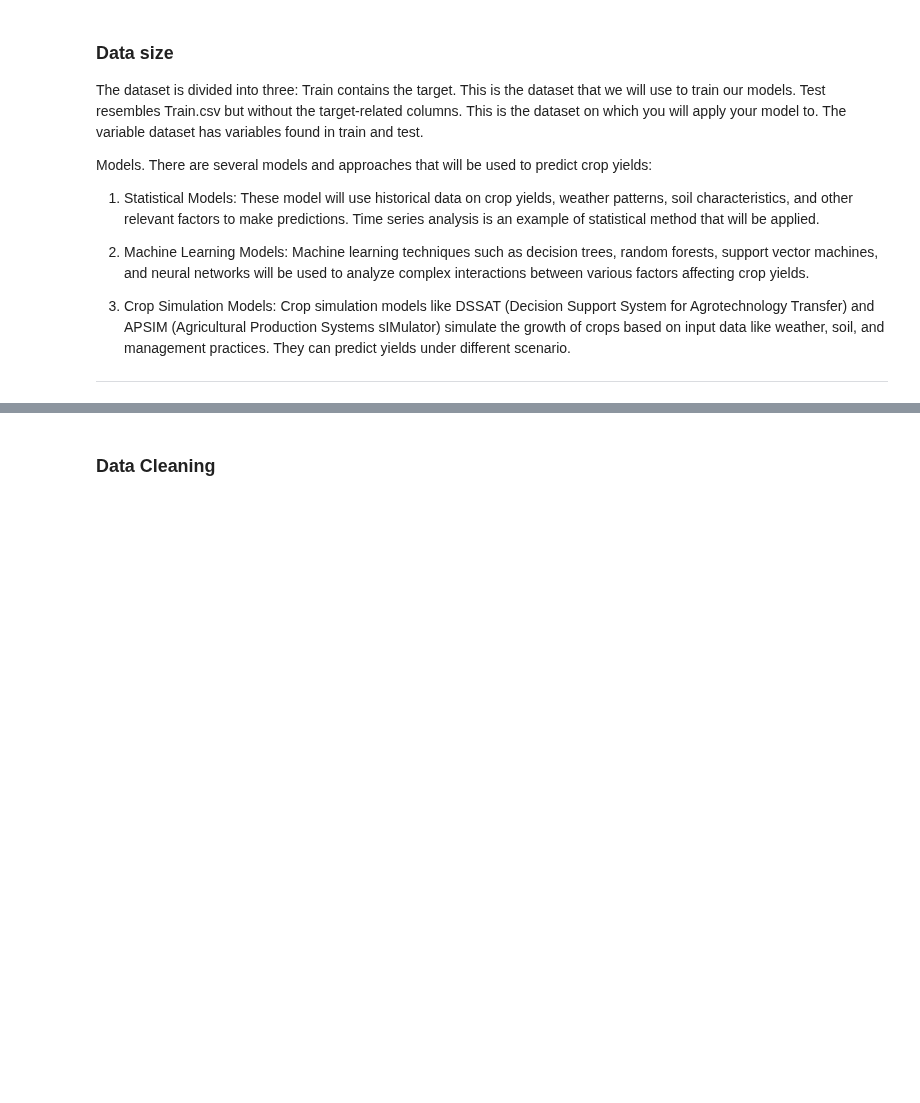
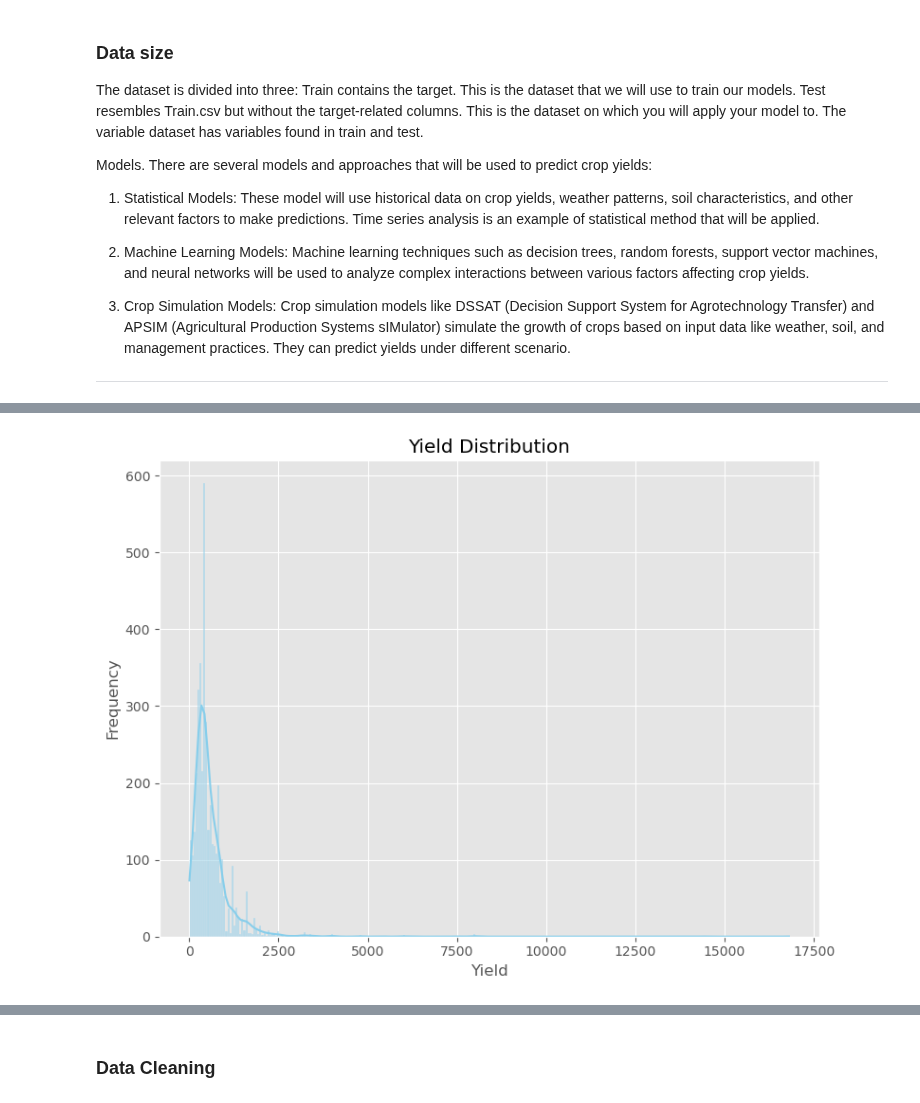
Before and after one commit to JOHNMARK-cmd/phase5project, a Jupyter notebook: GROUP-SIX.ipynb, the cells around one changed output, grey strips where cells are left out. Cells and saved outputs as stored; diff of their text form; code cells hidden in the pictures; blank space fills up the shorter version.

```diff
--- a/GROUP-SIX.ipynb
+++ b/GROUP-SIX.ipynb
@@ -193,0 +295,11 @@ memory usage: 433.5+ KB
+# %%
+#  Yield Distribution
+plt.figure(figsize=(8, 6))
+sns.histplot(train['Yield'], kde=True, color='skyblue')
+plt.title('Yield Distribution')
+plt.xlabel('Yield')
+plt.ylabel('Frequency')
+plt.tight_layout()
+plt.show()
+# %% [output]
+[figure, added]
```
Also changed, not shown: parts of 51 cells of this notebook.
